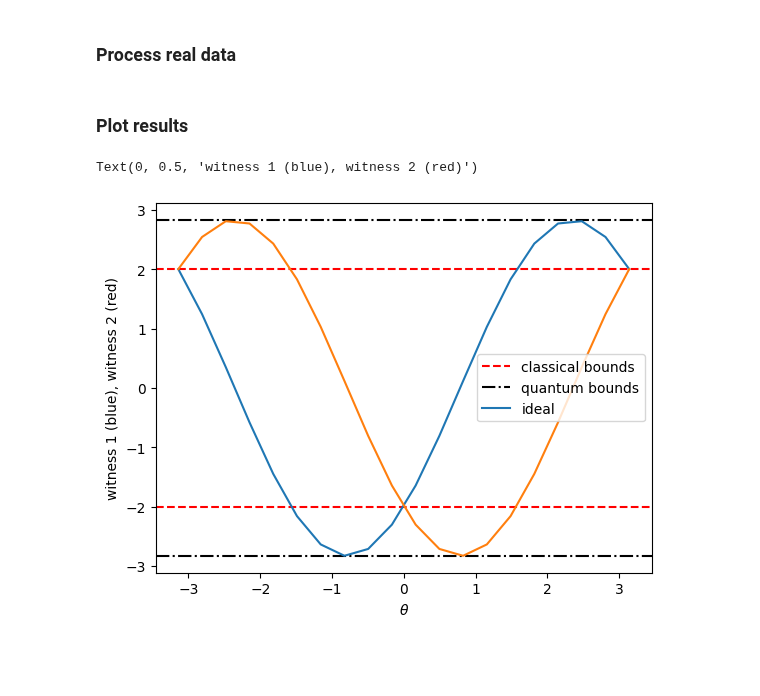
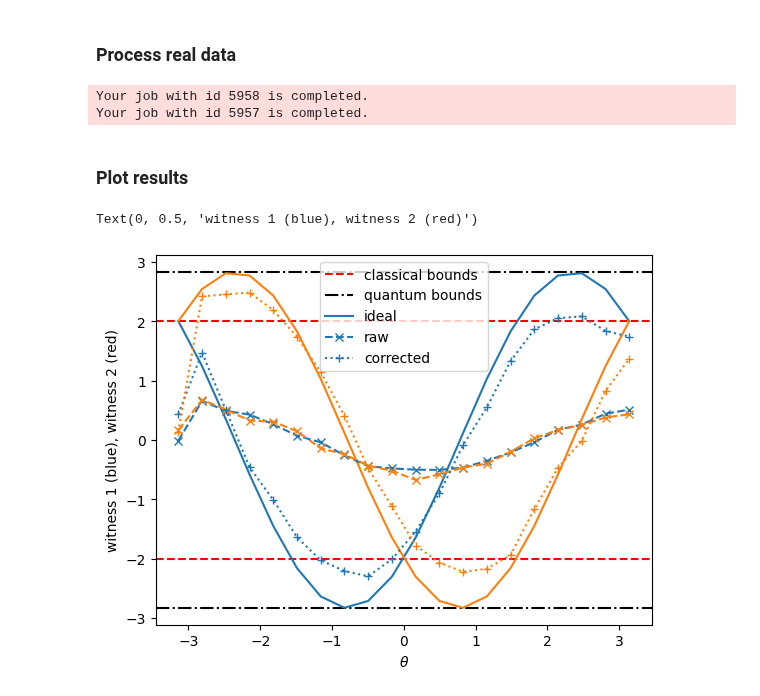
Before and after one commit to qilimanjaro-tech/qiboconnection-portfolio, a Jupyter notebook: chsh.ipynb, the cells around one changed output. Cells and saved outputs as stored; diff of their text form; code cells hidden in the pictures; blank space fills up the shorter version.

Commit message:
clean notebook with (ugly) data

```diff
--- a/chsh.ipynb
+++ b/chsh.ipynb
@@ -96,7 +92,7 @@ def compute_witnesses(chsh_results, measurement_calibration_weights, BELL_STATE,
 
     for i, chsh_result in enumerate(chsh_results):
 
-        if raw is not False:
+        if raw != True:
             # apply measurement calibration
             chsh_result = measurement_calibration_weights @ chsh_result.T
 
@@ -122,20 +115,20 @@ spam_circuits = SPAM_circuits(CONTROL_QUBIT, TARGET_QUBIT)
 # %% [markdown]
 ### Run simulation, get ideal witnesses
 # %%
-circ_list = spam_circuits
+circ_list = list(np.copy(spam_circuits))
 ideal_results_spam = np.zeros((len(circ_list), 4))
 for i, c in enumerate(circ_list):
     ideal_results_spam[i] += c.execute().probabilities()
 ideal_measurement_calibration_weights = np.linalg.inv(ideal_results_spam)
 
-circ_list = all_circuits_chsh
+circ_list = list(np.copy(all_circuits_chsh))
 ideal_results_chsh = np.zeros((len(circ_list), 4))
 for i, c in enumerate(circ_list):
     ideal_results_chsh[i] += c.execute().probabilities()
 
 ideal_results_chsh_theta = ideal_results_chsh.reshape(len(THETA_VALUES), 4, 4)
 
-w1_ideal, w2_ideal = compute_witnesses(ideal_results_chsh_theta, ideal_measurement_calibration_weights, BELL_STATE)
+w1_ideal, w2_ideal = compute_witnesses(ideal_results_chsh_theta, ideal_measurement_calibration_weights, BELL_STATE, raw = False)
 # %% [markdown]
 ### Run circuits
 # %%
@@ -147,8 +140,8 @@ print('id SPAM', result_id_spam)
 id chsh 5957
 id SPAM 5958
 # %%
-# result_id_chsh = 5957
-# result_id_spam = 5958
+result_id_chsh = 5957
+result_id_spam = 5958
 # %% [markdown]
 Saving IDs to markdown cell:
 id chsh 5957
@@ -168,29 +161,32 @@ chsh_data_probabilities
 
 chsh_data_probabilities_theta = chsh_data_probabilities.reshape(len(THETA_VALUES), 4, 4)
 
-w1_raw, w2_raw = compute_witnesses(chsh_data_probabilities, measurement_calibration_weights, BELL_STATE, raw=True)
-w1_corrected, w2_corrected = compute_witnesses(chsh_data_probabilities, measurement_calibration_weights, BELL_STATE, raw=False)
+w1_raw, w2_raw = compute_witnesses(chsh_data_probabilities_theta, measurement_calibration_weights, BELL_STATE, raw=True)
+w1_corrected, w2_corrected = compute_witnesses(chsh_data_probabilities_theta, measurement_calibration_weights, BELL_STATE, raw=False)
+# %% [output]
+Your job with id 5958 is completed.
+Your job with id 5957 is completed.
 # %% [markdown]
 ### Plot results
 # %%
 fig, ax = plt.subplots()
 ax.axhline(2, color="red", linestyle="--", label="classical bounds")
 ax.axhline(-2, color="red", linestyle="--")
 ax.axhline(2*np.sqrt(2), color="k", linestyle="-.", label="quantum bounds")
 ax.axhline(-2*np.sqrt(2), color="k", linestyle="-.")
 
 ax.plot(THETA_VALUES, w1_ideal, label = 'ideal')
 ax.plot(THETA_VALUES, w2_ideal)#, label = 'ideal')
 
-# ax.plot(THETA_VALUES, w1_raw, 'x--', c='C0', label = 'raw')
-# ax.plot(THETA_VALUES, w2_raw, 'x--', c='C1')#, label = 'raw')
+ax.plot(THETA_VALUES, w1_raw, 'x--', c='C0', label = 'raw')
+ax.plot(THETA_VALUES, w2_raw, 'x--', c='C1')#, label = 'raw')
 
-# ax.plot(THETA_VALUES, w1_corrected, '+:', c='C0', label = 'corrected')
-# ax.plot(THETA_VALUES, w2_corrected, '+:', c='C1')#, label = 'corrected')
+ax.plot(THETA_VALUES, w1_corrected, '+:', c='C0', label = 'corrected')
+ax.plot(THETA_VALUES, w2_corrected, '+:', c='C1')#, label = 'corrected')
 ax.legend()
 
 ax.set_xlabel('$\\theta$')
 ax.set_ylabel('witness 1 (blue), witness 2 (red)')
 # %% [output]
 Text(0, 0.5, 'witness 1 (blue), witness 2 (red)')
-[figure, old version]
+[figure, new version]
```
Also changed, not shown: parts of 3 cells of this notebook.
